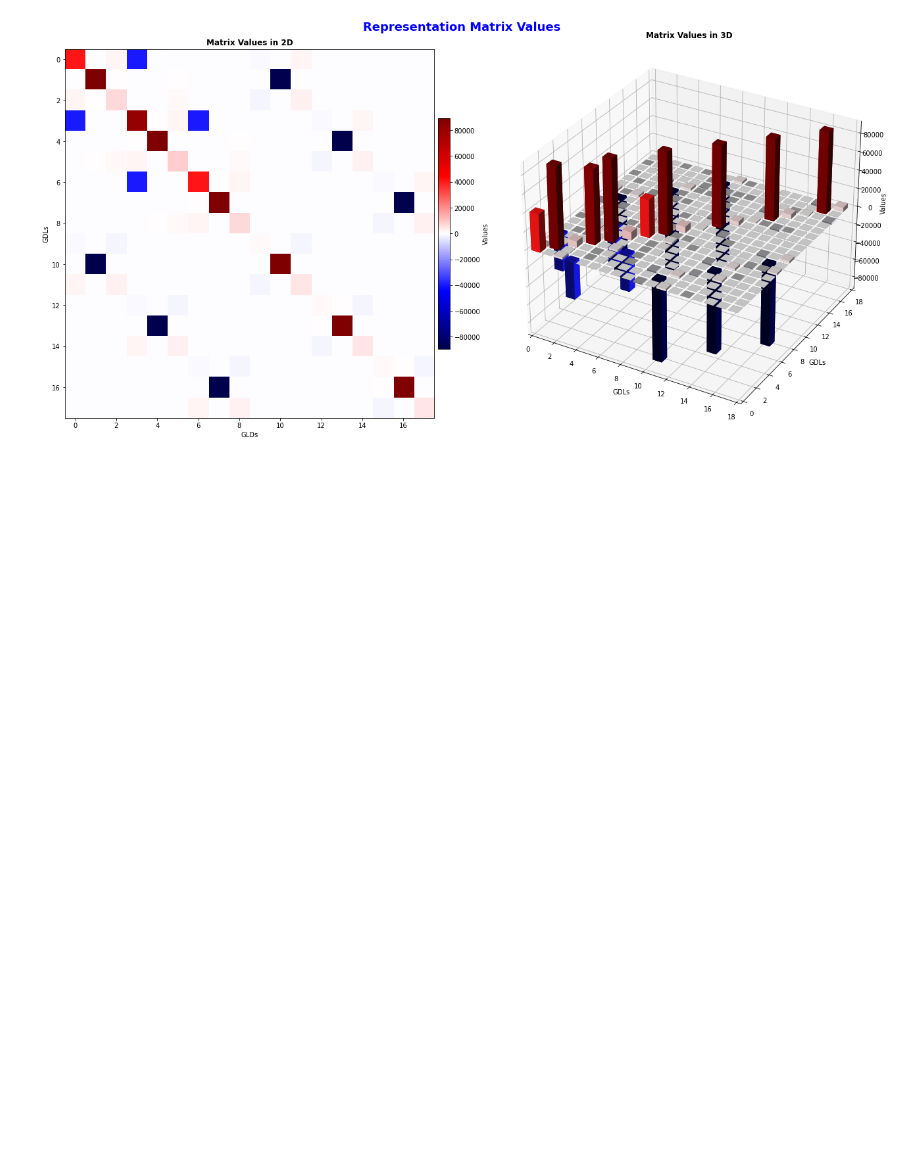
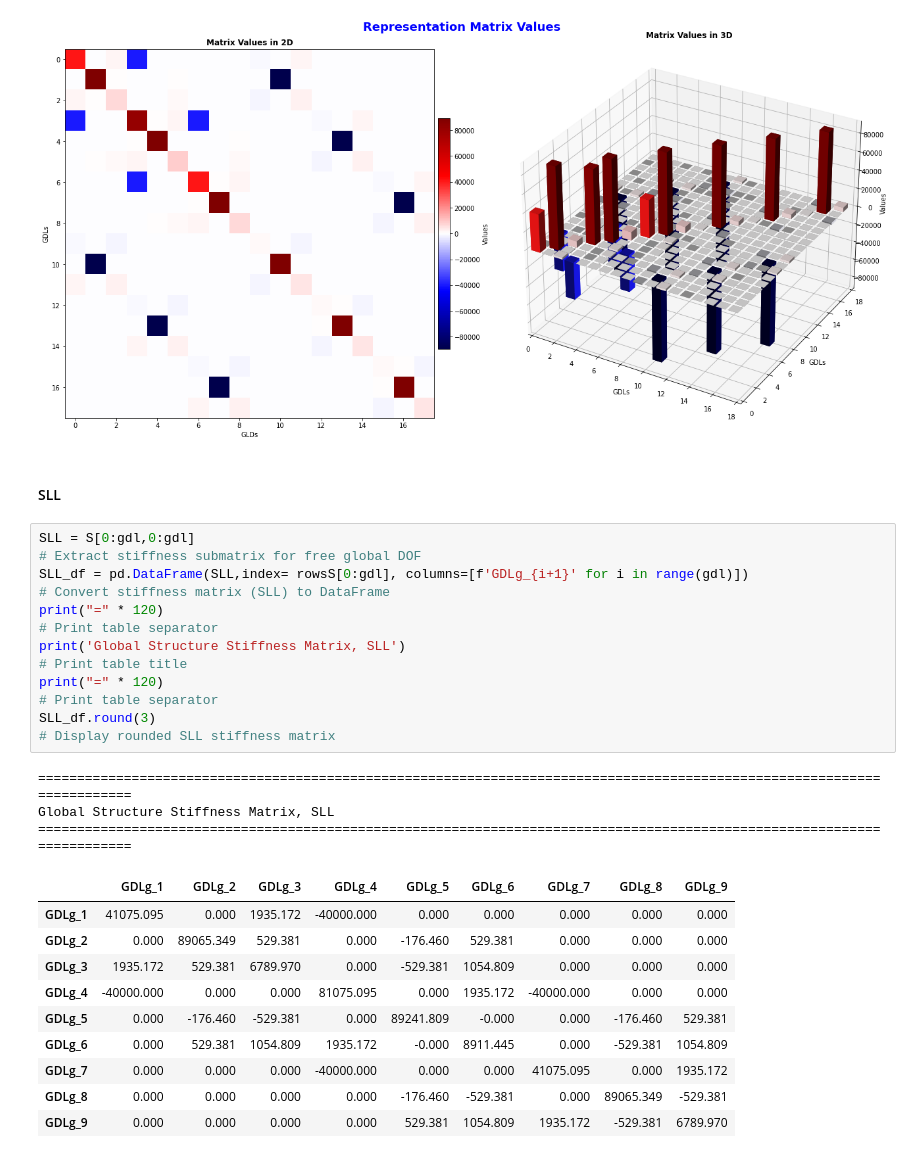
Before and after one commit to Normando1945/Repo_Maxtrix_Analisys, a Jupyter notebook: examples/Ejemplo_Class_Matricial.ipynb, the cells around one changed output. Saved outputs shown, nothing was run; the diff lists cells and outputs as text; blank space fills up the shorter version.

```diff
--- a/examples/Ejemplo_Class_Matricial.ipynb
+++ b/examples/Ejemplo_Class_Matricial.ipynb
@@ -589,3 +624,26 @@ S_vizual = M_visual_2D_3D(S)
 S_vizual.M_visual()
 # %% [output]
 [figure]
+# %% [markdown]
+#### SLL
+# %%
+SLL = S[0:gdl,0:gdl]                                                                                                # Extract stiffness submatrix for free global DOF
+SLL_df = pd.DataFrame(SLL,index= rowsS[0:gdl], columns=[f'GDLg_{i+1}' for i in range(gdl)])                         # Convert stiffness matrix (SLL) to DataFrame
+print("=" * 120)                                                                                                    # Print table separator
+print('Global Structure Stiffness Matrix, SLL')                                                                     # Print table title
+print("=" * 120)                                                                                                    # Print table separator
+SLL_df.round(3)                                                                                                     # Display rounded SLL stiffness matrix
+# %% [output]
+========================================================================================================================
+Global Structure Stiffness Matrix, SLL
+========================================================================================================================
+|  | GDLg_1 | GDLg_2 | GDLg_3 | GDLg_4 | GDLg_5 | GDLg_6 | GDLg_7 | GDLg_8 | GDLg_9 |
+| GDLg_1 | 41075.095 | 0.000 | 1935.172 | -40000.000 | 0.000 | 0.000 | 0.000 | 0.000 | 0.000 |
+| GDLg_2 | 0.000 | 89065.349 | 529.381 | 0.000 | -176.460 | 529.381 | 0.000 | 0.000 | 0.000 |
+| GDLg_3 | 1935.172 | 529.381 | 6789.970 | 0.000 | -529.381 | 1054.809 | 0.000 | 0.000 | 0.000 |
+| GDLg_4 | -40000.000 | 0.000 | 0.000 | 81075.095 | 0.000 | 1935.172 | -40000.000 | 0.000 | 0.000 |
+| GDLg_5 | 0.000 | -176.460 | -529.381 | 0.000 | 89241.809 | -0.000 | 0.000 | -176.460 | 529.381 |
+| GDLg_6 | 0.000 | 529.381 | 1054.809 | 1935.172 | -0.000 | 8911.445 | 0.000 | -529.381 | 1054.809 |
+| GDLg_7 | 0.000 | 0.000 | 0.000 | -40000.000 | 0.000 | 0.000 | 41075.095 | 0.000 | 1935.172 |
+| GDLg_8 | 0.000 | 0.000 | 0.000 | 0.000 | -176.460 | -529.381 | 0.000 | 89065.349 | -529.381 |
+| GDLg_9 | 0.000 | 0.000 | 0.000 | 0.000 | 529.381 | 1054.809 | 1935.172 | -529.381 | 6789.970 |
```
Also changed, not shown: parts of 11 cells of this notebook.
